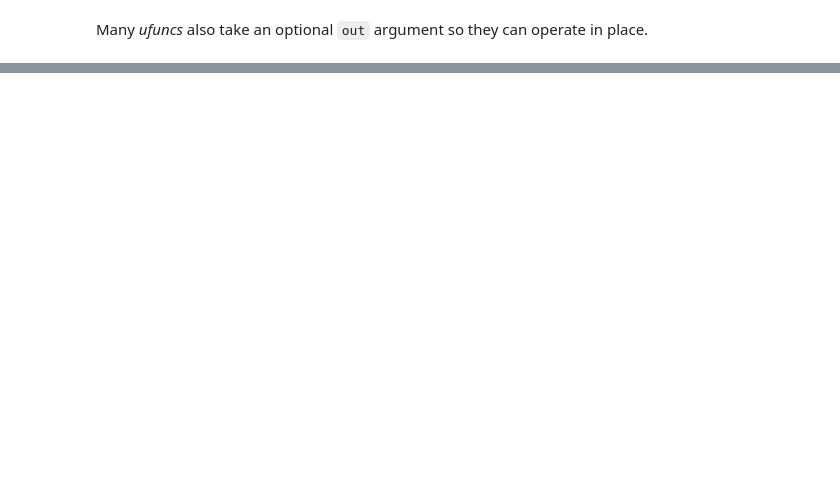
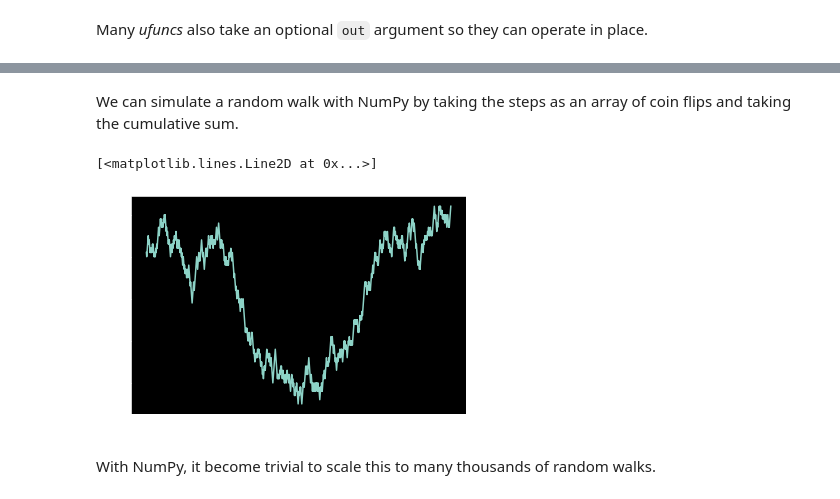
Before and after one commit to jhrcook/100DaysOfPython, a Jupyter notebook: PythonForDataAnalysis/pfda_ch4.ipynb, the cells around one changed output, grey strips where cells are left out. Drawn from its saved outputs; the diff is of its cells as text; code cells hidden in the pictures; blank space fills up the shorter version.

```diff
--- a/PythonForDataAnalysis/pfda_ch4.ipynb
+++ b/PythonForDataAnalysis/pfda_ch4.ipynb
@@ -485,0 +786,14 @@ array([1.17925017,        nan, 1.77156741,        nan,        nan,
+# %% [markdown]
+We can simulate a random walk with NumPy by taking the steps as an array of coin flips and taking the cumulative sum.
+# %%
+nsteps = 1000
+draws = np.random.randint(0, 2, size=nsteps)
+steps = np.where(draws > 0, 1, -1)
+walk = steps.cumsum()
+# %%
+plt.plot(walk)
+# %% [output]
+[<matplotlib.lines.Line2D at 0x...>]
+[figure, added]
+# %% [markdown]
+With NumPy, it become trivial to scale this to many thousands of random walks.
```
Also changed, not shown: parts of 85 cells of this notebook, 23 other files.
